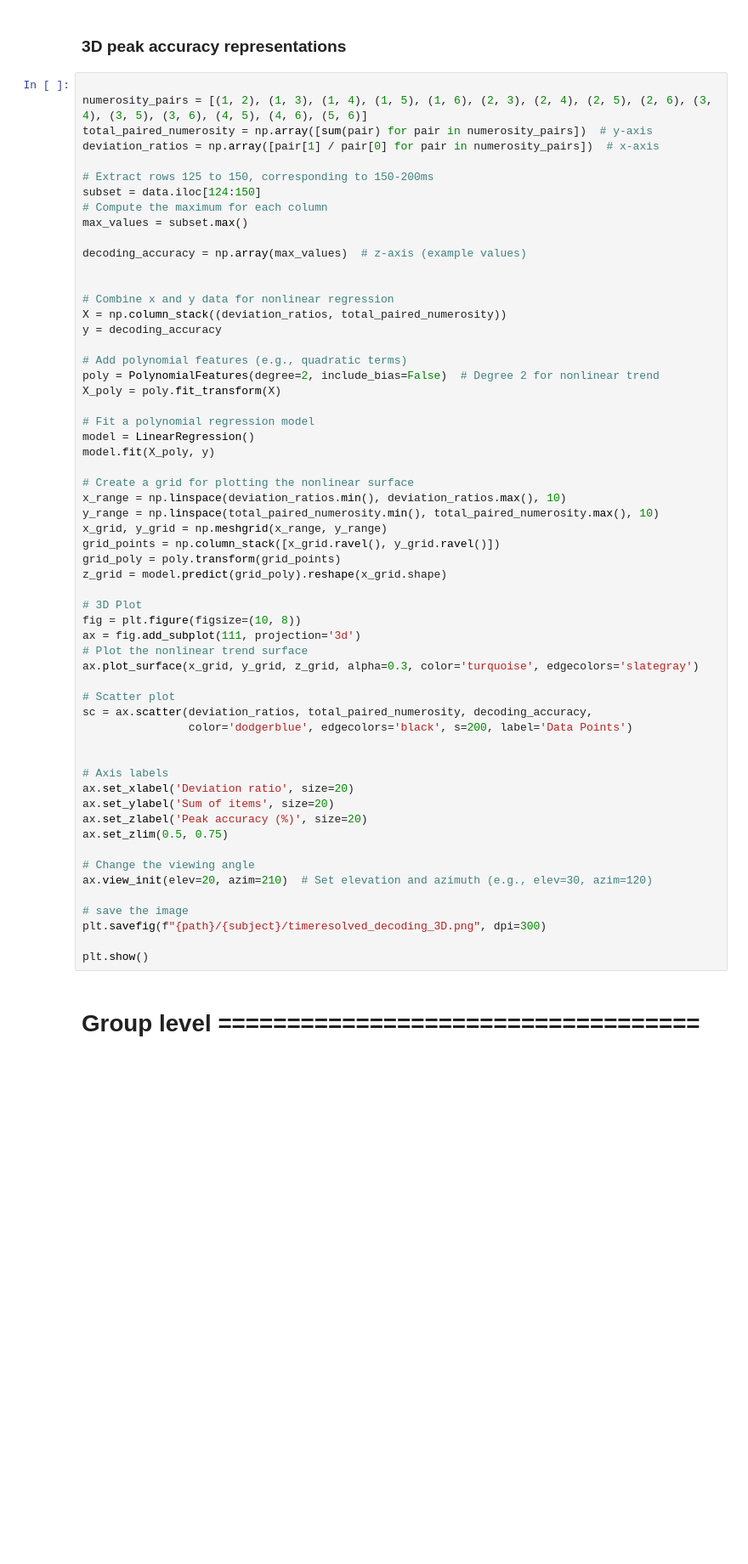
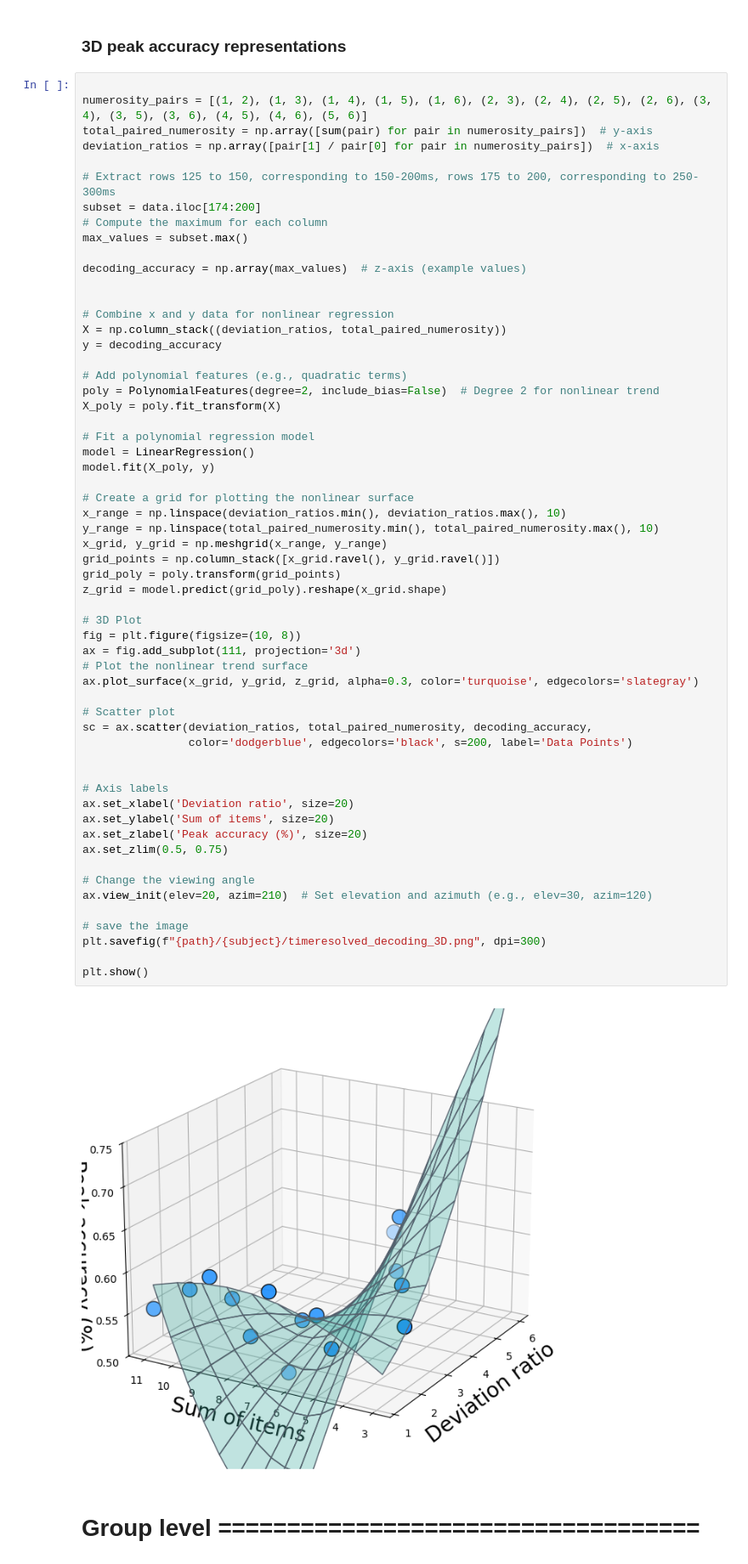
Before and after one commit to KazukiMaruo/2025_MINT, a Jupyter notebook: code/1st-level/3_decoding_visualization.ipynb, the cells around one changed output. Shown at 85% size. Cells and saved outputs as stored; diff of their text form; blank space fills up the shorter version.

```diff
--- a/code/1st-level/3_decoding_visualization.ipynb
+++ b/code/1st-level/3_decoding_visualization.ipynb
@@ -208,8 +216,8 @@ numerosity_pairs = [(1, 2), (1, 3), (1, 4), (1, 5), (1, 6), (2, 3), (2, 4), (2,
 total_paired_numerosity = np.array([sum(pair) for pair in numerosity_pairs])  # y-axis
 deviation_ratios = np.array([pair[1] / pair[0] for pair in numerosity_pairs])  # x-axis
 
-# Extract rows 125 to 150, corresponding to 150-200ms
-subset = data.iloc[124:150]
+# Extract rows 125 to 150, corresponding to 150-200ms, rows 175 to 200, corresponding to 250-300ms
+subset = data.iloc[174:200]
 # Compute the maximum for each column
 max_values = subset.max()
 
@@ -233,33 +241,35 @@ x_range = np.linspace(deviation_ratios.min(), deviation_ratios.max(), 10)
 y_range = np.linspace(total_paired_numerosity.min(), total_paired_numerosity.max(), 10)
 x_grid, y_grid = np.meshgrid(x_range, y_range)
 grid_points = np.column_stack([x_grid.ravel(), y_grid.ravel()])
 grid_poly = poly.transform(grid_points)
 z_grid = model.predict(grid_poly).reshape(x_grid.shape)
 
 # 3D Plot
 fig = plt.figure(figsize=(10, 8))
 ax = fig.add_subplot(111, projection='3d')
 # Plot the nonlinear trend surface
 ax.plot_surface(x_grid, y_grid, z_grid, alpha=0.3, color='turquoise', edgecolors='slategray')
 
 # Scatter plot
 sc = ax.scatter(deviation_ratios, total_paired_numerosity, decoding_accuracy,
                 color='dodgerblue', edgecolors='black', s=200, label='Data Points')
 
 
 # Axis labels
 ax.set_xlabel('Deviation ratio', size=20)
 ax.set_ylabel('Sum of items', size=20)
 ax.set_zlabel('Peak accuracy (%)', size=20)
 ax.set_zlim(0.5, 0.75)
 
 # Change the viewing angle
 ax.view_init(elev=20, azim=210)  # Set elevation and azimuth (e.g., elev=30, azim=120)
 
 # save the image
 plt.savefig(f"{path}/{subject}/timeresolved_decoding_3D.png", dpi=300)
 
 plt.show()
+# %% [output]
+[figure, added]
 # %% [markdown]
 # Group level ===================================
 # %% [markdown]
```
Also changed, not shown: parts of 5 cells of this notebook, 1 other file.
